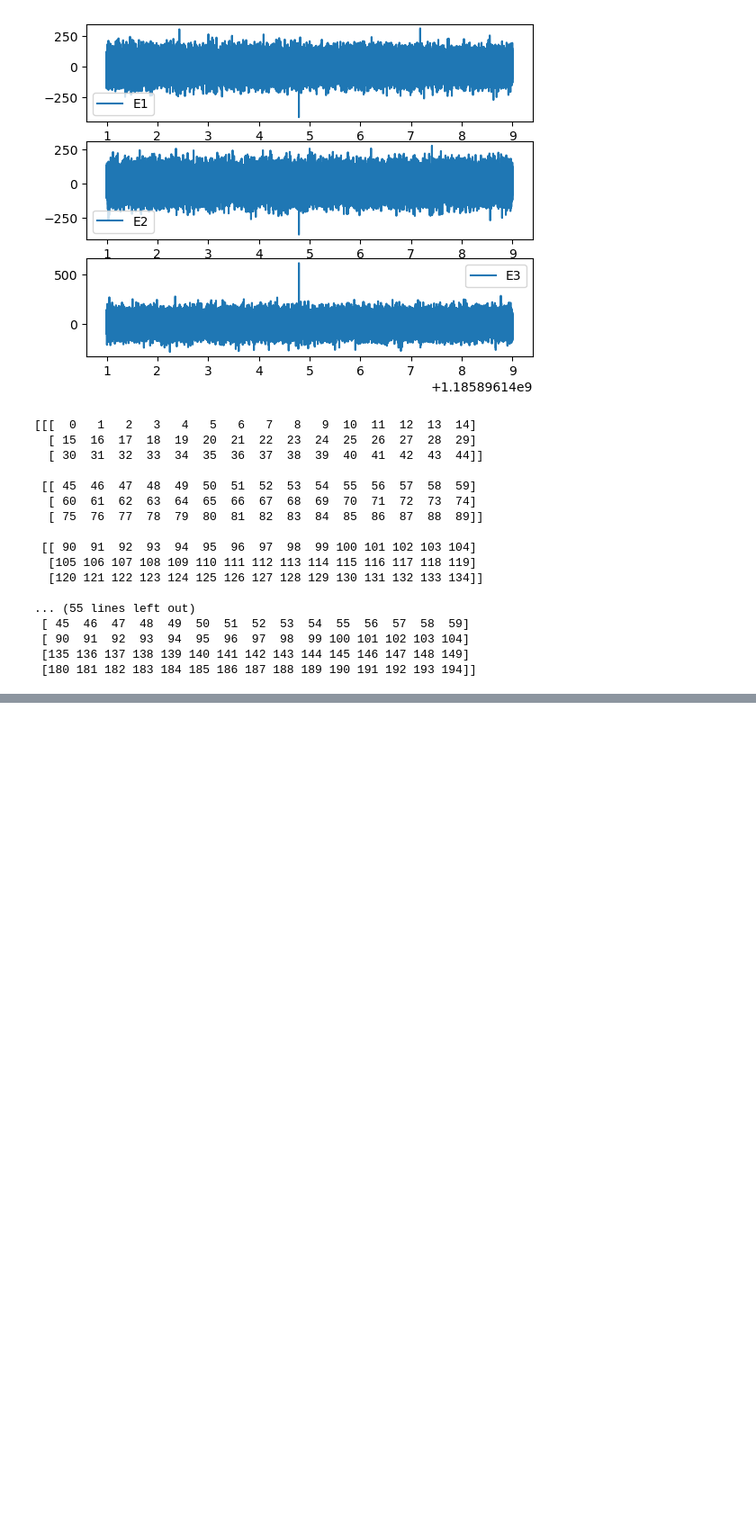
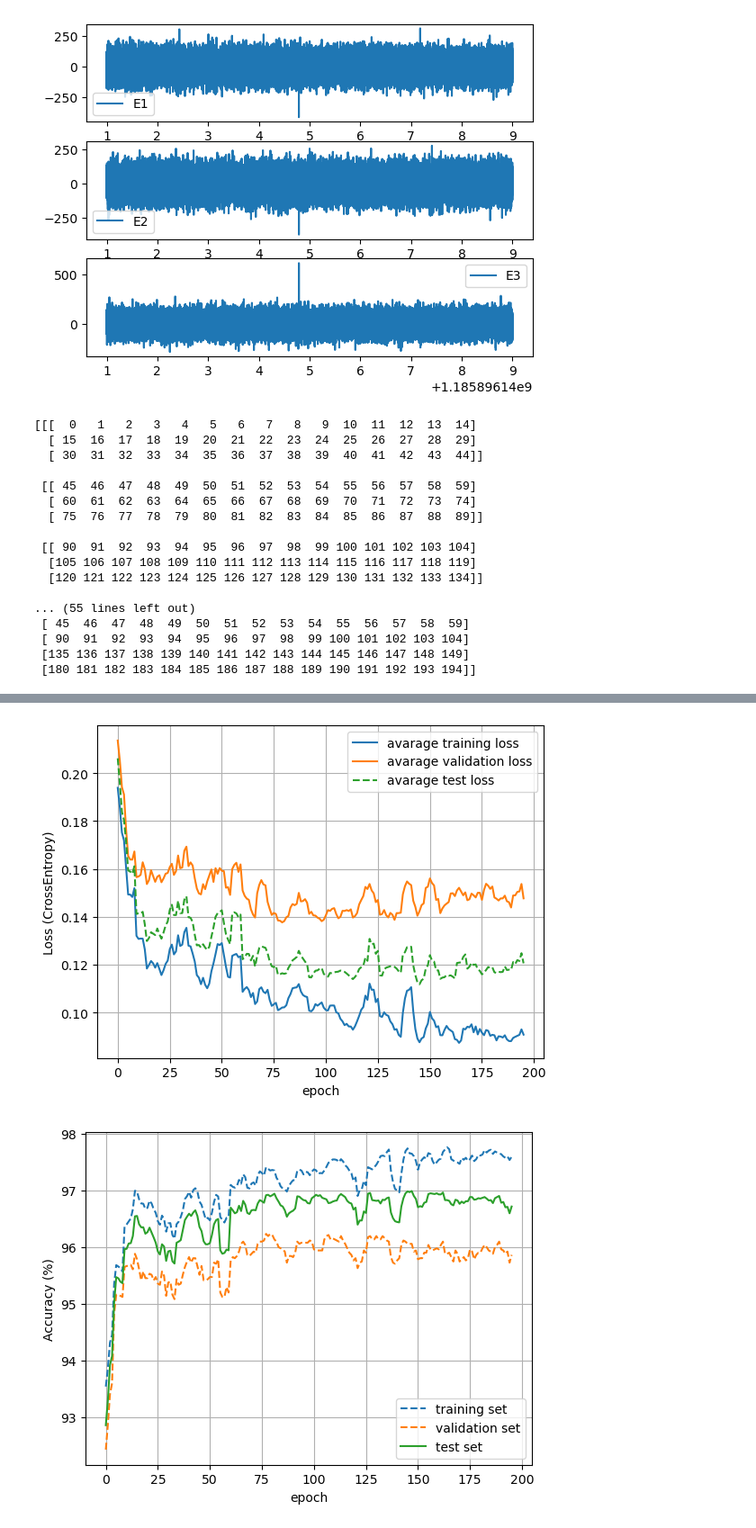
Before and after one commit to jurriaan585/Project2_CAML, a Jupyter notebook: Code/TESTER.ipynb, the cells around one changed output, grey strips where cells are left out. Shown at 90% size. Drawn from its saved outputs; the diff is of its cells as text; code cells hidden in the pictures; blank space fills up the shorter version.

```diff
--- a/Code/TESTER.ipynb
+++ b/Code/TESTER.ipynb
@@ -415,0 +455,30 @@ print(E1.T)
+# %%
+def running_mean(x, N):
+    cumsum = np.cumsum(np.insert(x, 0, 0))
+    return (cumsum[N:] - cumsum[:-N]) / float(N)
+
+N=5
+plt.figure()
+plt.plot(running_mean(data_visualized['epochs_train_loss'],N),label='avarage training loss')
+plt.plot(running_mean(data_visualized['epochs_val_loss'],N), label= 'avarage validation loss')
+plt.plot(running_mean(data_visualized['epochs_test_loss'],N), '--', label= 'avarage test loss')
+plt.legend()
+plt.grid()
+plt.ylabel('Loss (CrossEntropy)')
+plt.xlabel('epoch')
+#plt.savefig(f'{output_path}/Losses_plot.pdf')
+plt.show()
+
+plt.figure()
+plt.plot(running_mean(data_visualized['epochs_train_accuracy'],N), '--',label='training set')
+plt.plot(running_mean(data_visualized['epochs_val_accuracy'],N), '--', label= 'validation set')
+plt.plot(running_mean(data_visualized['epochs_test_accuracy'],N), label= 'test set')
+plt.legend()
+plt.grid()
+plt.ylabel('Accuracy (%)')
+plt.xlabel('epoch')
+#plt.savefig(f'{output_path}/Accuracy_plot.pdf')
+plt.show()
+# %% [output]
+[figure, added]
+[figure, added]
```
Also changed, not shown: parts of 2 cells of this notebook, 5 other files.
